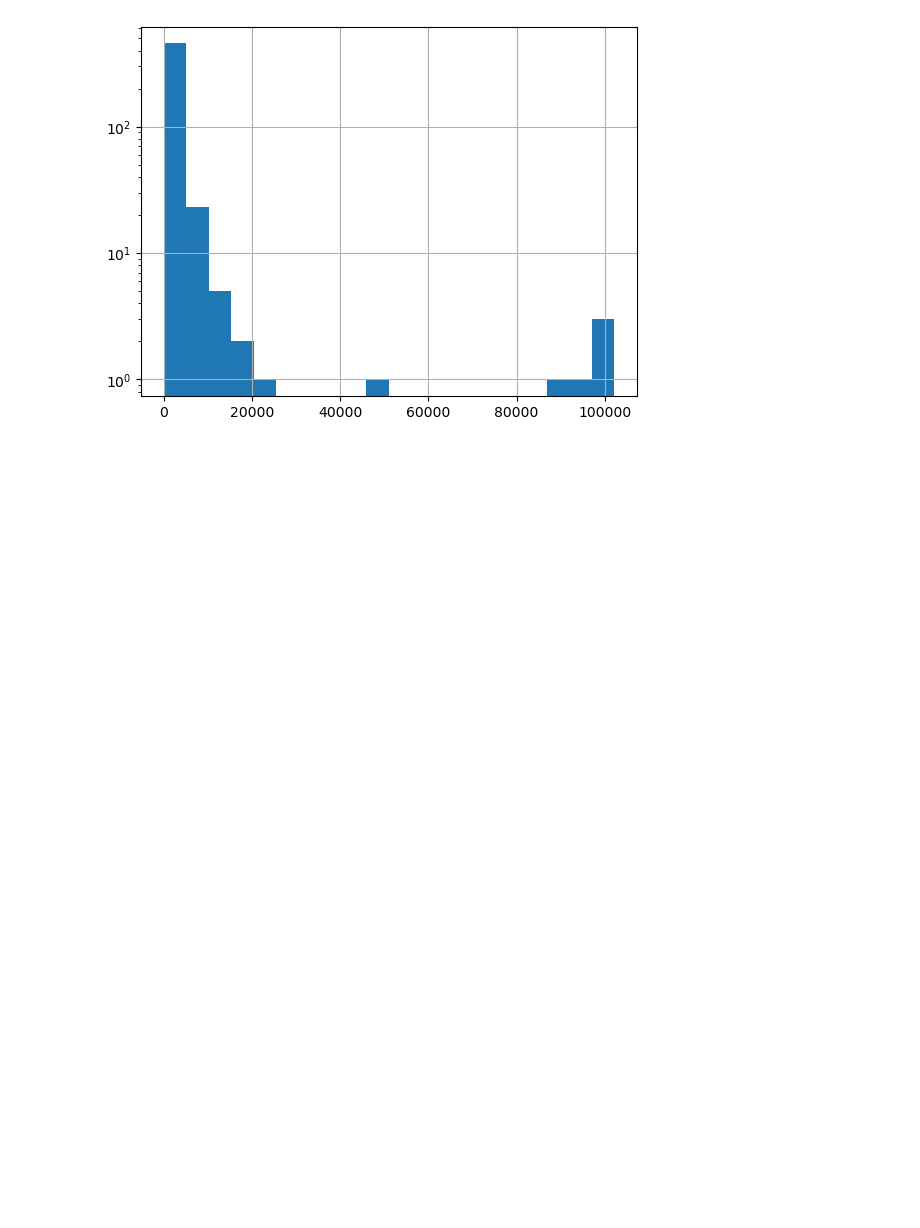
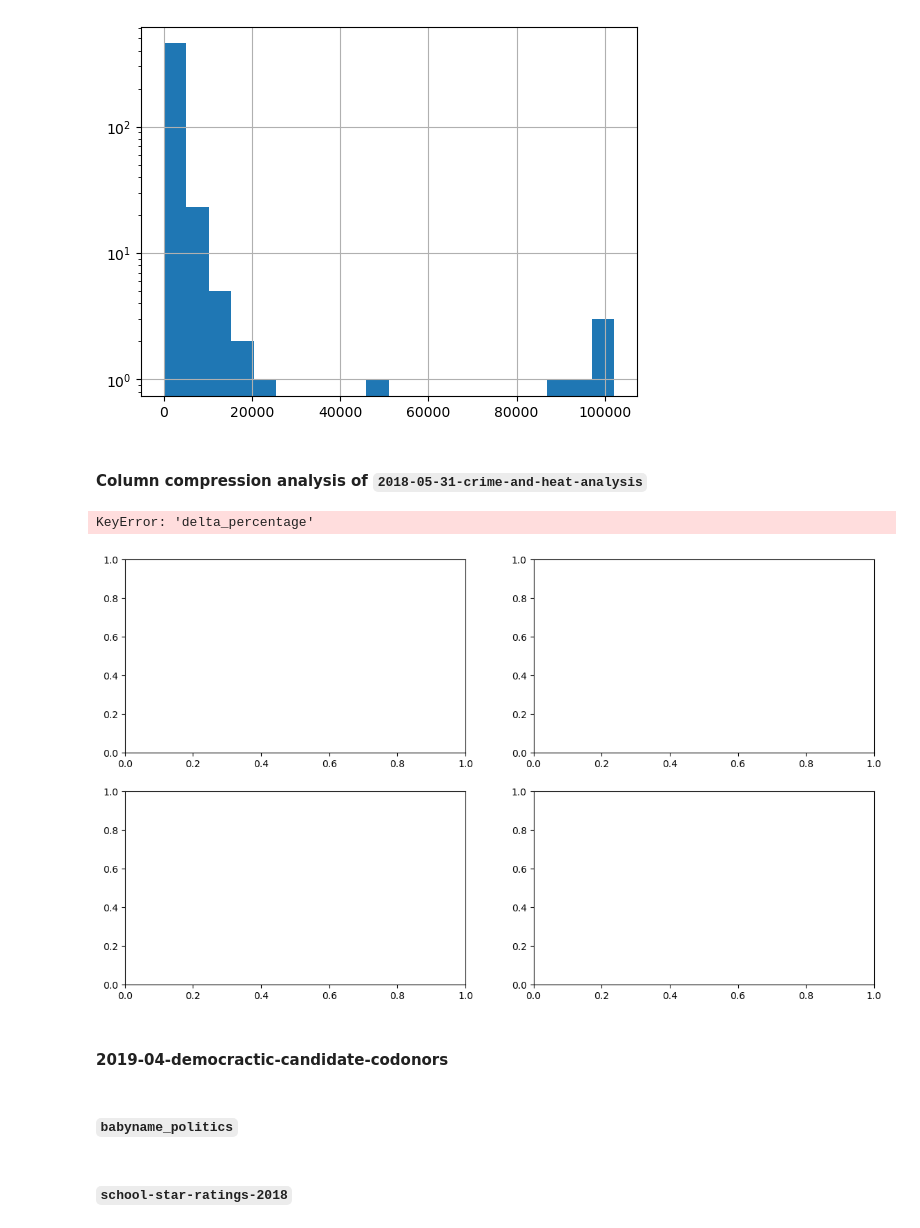
Before and after one commit to steve-kasica/roundup, a Jupyter notebook: example-workflows/analysis.ipynb, the cells around one changed output. Drawn from its saved outputs; the diff is of its cells as text; code cells hidden in the pictures; blank space fills up the shorter version.

```diff
--- a/example-workflows/analysis.ipynb
+++ b/example-workflows/analysis.ipynb
@@ -48,0 +162,10 @@ columnStats['unique_values'].hist(bins=20, log=True)
+# %% [markdown]
+#### Column compression analysis of `2018-05-31-crime-and-heat-analysis`
+# %%
+for fileName in ["violent_crimes.csv", "lambert_1.csv", "lambert_2.csv"]:
+    plot_column_distributions(f"2018-05-31-crime-and-heat-analysis/{fileName}")
+# %% [output]
+KeyError: 'delta_percentage'
+[figure, added]
+# %% [markdown]
+#### 2019-04-democractic-candidate-codonors
@@ -48,0 +183,2 @@ columnStats['unique_values'].hist(bins=20, log=True)
+# %% [markdown]
+#### `babyname_politics`
@@ -48,0 +194,2 @@ columnStats['unique_values'].hist(bins=20, log=True)
+# %% [markdown]
+#### `school-star-ratings-2018`
```
Also changed, not shown: parts of 6 cells of this notebook, 2 other files.
